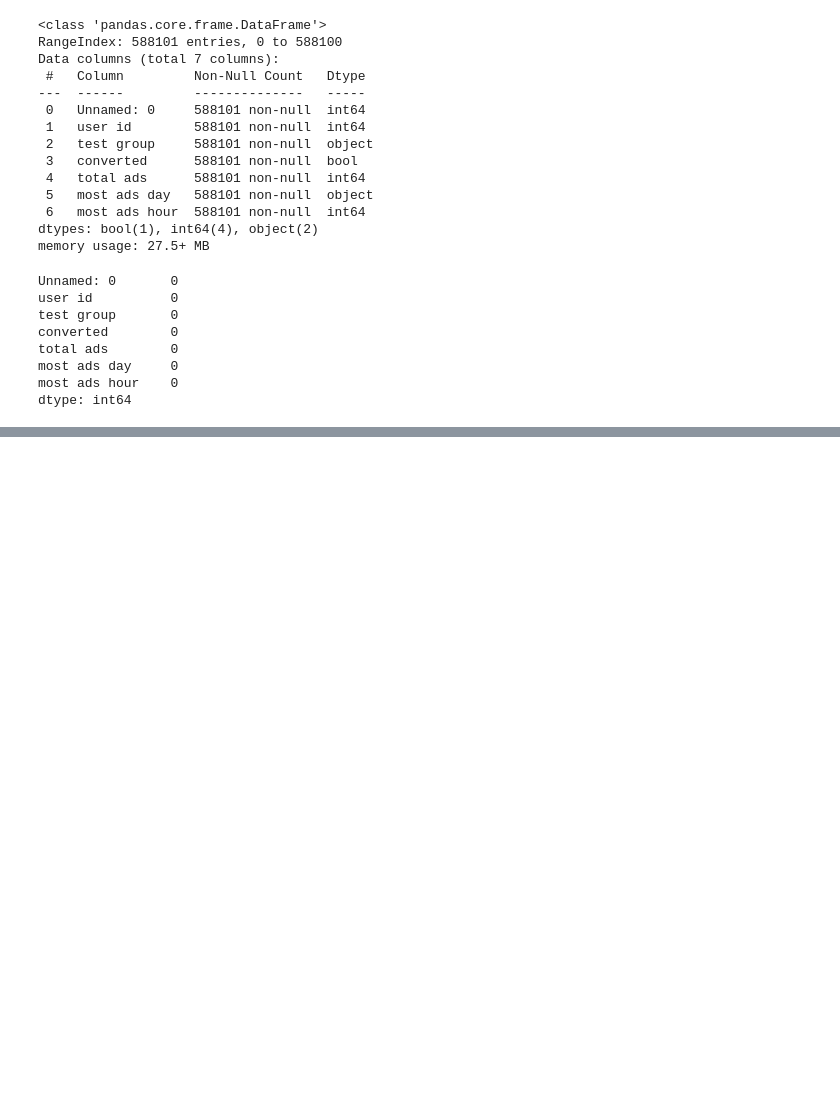
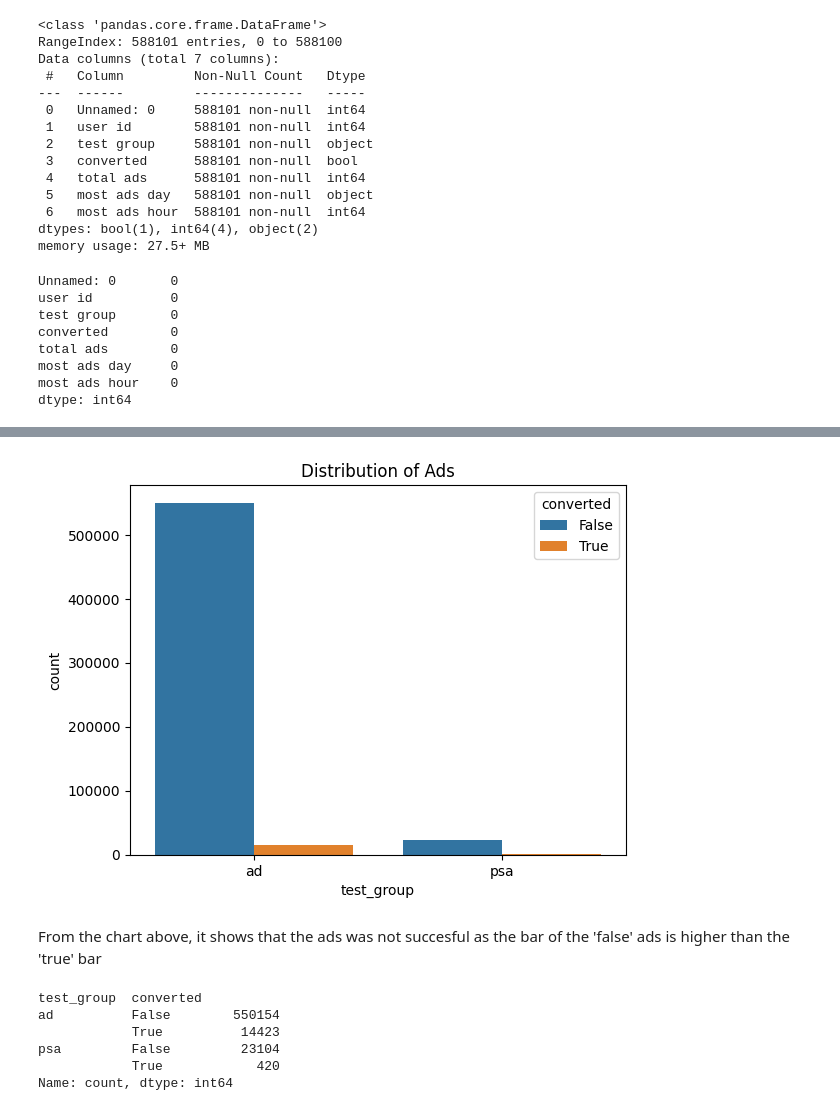
Before and after one commit to Raph4sure/Data-Science---The-Impact-of-Marketing-Campaigns, a Jupyter notebook: marketing_campaigns_impact.ipynb, the cells around one changed output, grey strips where cells are left out. Drawn from its saved outputs; the diff is of its cells as text; code cells hidden in the pictures; blank space fills up the shorter version.

```diff
--- a/marketing_campaigns_impact.ipynb
+++ b/marketing_campaigns_impact.ipynb
@@ -58,3 +58,9 @@ total ads        0
 most ads day     0
 most ads hour    0
 dtype: int64
+# %%
+# Renaming the columns by replacing the whitespace with "_"
+
+df.columns = df.columns.str.strip().str.replace(' ', '_')
+
+df.head()
@@ -60,0 +111,24 @@ dtype: int64
+# %%
+# Visualizing the distribution of ads
+
+sns.countplot(data= df, x= 'test_group', hue='converted')
+plt.title("Distribution of Ads")
+
+plt.show()
+# %% [output]
+[figure, added]
+# %% [markdown]
+From the chart above, it shows that the ads was not succesful as the bar of the 'false' ads is higher than the 'true' bar
+# %%
+# Statistics of converted test_group
+
+df_ads_statistics = df.groupby('test_group')['converted'].value_counts()
+
+print(df_ads_statistics)
+# %% [output]
+test_group  converted
+ad          False        550154
+            True          14423
+psa         False         23104
+            True            420
+Name: count, dtype: int64
```
Also changed, not shown: parts of 8 cells of this notebook, 1 other file.
